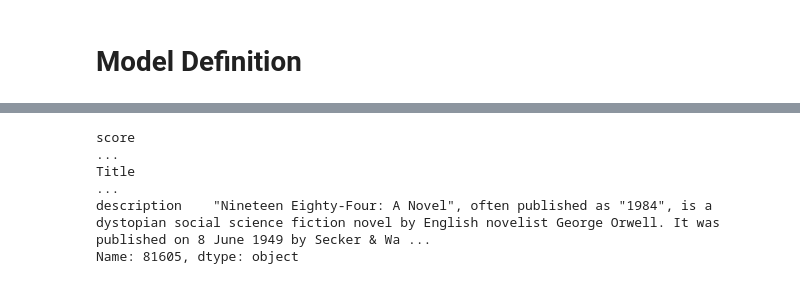
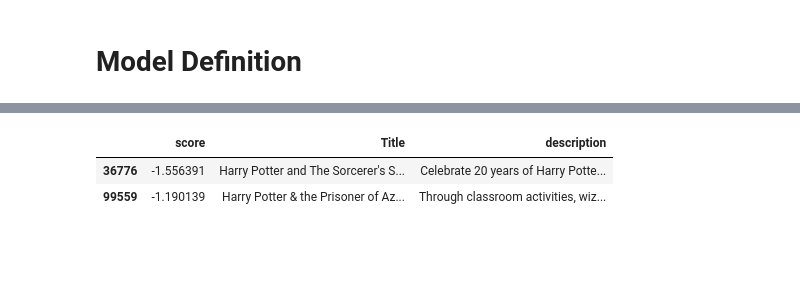
Before and after one commit to NicolasDue/book-recommender, a Jupyter notebook: notebooks/T6-Neural_Collaborative_Filtering/T6-Neural_Collaborative_Filtering.ipynb, the cells around one changed output, grey strips where cells are left out. Cells and saved outputs as stored; diff of their text form; code cells hidden in the pictures; blank space fills up the shorter version.

```diff
--- a/notebooks/T6-Neural_Collaborative_Filtering/T6-Neural_Collaborative_Filtering.ipynb
+++ b/notebooks/T6-Neural_Collaborative_Filtering/T6-Neural_Collaborative_Filtering.ipynb
@@ -203,12 +211,14 @@ class UserPreferenceRegressor(nn.Module):
 # %%
 # Hyperparameters
 LEARNING_RATE = 0.001
-NUM_EPOCHS = 100
+NUM_EPOCHS = 20
 NUM_HEADS = 2  # for MultiHeadAttention
 OUTPUT_DIM = 128  # User behavior representation dimension
 HIDDEN_DIM = 256  # Predictor hidden layer dimension
+NUM_TRANSFORMER_LAYERS = 1
 
 # Initialize model
-model = UserPreferenceRegressor(bert_embeddings, NUM_HEADS, OUTPUT_DIM, HIDDEN_DIM)
+model = UserPreferenceRegressor(bert_embeddings, NUM_HEADS, OUTPUT_DIM, HIDDEN_DIM, NUM_TRANSFORMER_LAYERS)
+model = model.to(device)  # Move model to device
 criterion = nn.MSELoss()
 optimizer = torch.optim.Adam(model.parameters(), lr=LEARNING_RATE)
@@ -219,6 +231,7 @@ def train_model(model, train_loader, valid_loader, criterion, optimizer, num_epo
         model.train()
         total_loss = 0.0
         for idx, (title_indexes, scores, mask, query_id, target) in enumerate(train_loader):
+            title_indexes, scores, mask, query_id, target = title_indexes.to(device), scores.to(device), mask.to(device), query_id.to(device), target.to(device)
             optimizer.zero_grad()
 
             new_doc_embedding = model.encoder.embedding(query_id).squeeze(1)
@@ -237,6 +250,7 @@ def train_model(model, train_loader, valid_loader, criterion, optimizer, num_epo
         val_loss = 0.0
         with torch.no_grad():
             for title_indexes, scores, mask, query_id, target in valid_loader:
+                title_indexes, scores, mask, query_id, target = title_indexes.to(device), scores.to(device), mask.to(device), query_id.to(device), target.to(device)
                 new_doc_embedding = model.encoder.embedding(query_id).squeeze(1)
                 outputs = model(title_indexes, scores.unsqueeze(2), mask, new_doc_embedding)
                 loss = criterion(outputs.squeeze(1), target)
@@ -295,6 +311,7 @@ def predict_scores_for_all_books(model, embeddings, doc_indices, scores):
         new_doc_embedding_tensor = torch.tensor(embeddings[book_id]).unsqueeze(0)
 
         # Use the model to predict the score
+        doc_indices_tensor, scores_tensor, attention_mask_tensor, new_doc_embedding_tensor = doc_indices_tensor.to(device), scores_tensor.to(device), attention_mask_tensor.to(device), new_doc_embedding_tensor.to(device)
         predicted_score_tensor = model(doc_indices_tensor, scores_tensor, attention_mask_tensor, new_doc_embedding_tensor)
 
         # Convert tensor to scalar and append to all_predictions list
@@ -302,7 +319,7 @@ def predict_scores_for_all_books(model, embeddings, doc_indices, scores):
 
     return all_predictions
 
-preds = predict_scores_for_all_books(model, bert_embeddings, [81605, ], [5., ])
+preds = predict_scores_for_all_books(model, bert_embeddings, [36776, 99559], [5., 5.])
 # %%
 top_results = pd.Series(preds).sort_values(ascending=False)
 top_results.name = "score"
@@ -331,9 +346,6 @@ top_results.head(20)
-# %%
-pd.set_option('max_colwidth', 400)
 # %%
-top_results.loc[81605]
+top_results.loc[[36776, 99559]]
 # %% [output]
-score                                                                                                                                                                                                    ...
-Title                                                                                                                                                                                                    ...
-description    "Nineteen Eighty-Four: A Novel", often published as "1984", is a dystopian social science fiction novel by English novelist George Orwell. It was published on 8 June 1949 by Secker & Wa ...
-Name: 81605, dtype: object
+|  | score | Title | description |
+| 36776 | -1.556391 | Harry Potter and The Sorcerer's S... | Celebrate 20 years of Harry Potte... |
+| 99559 | -1.190139 | Harry Potter & the Prisoner of Az... | Through classroom activities, wiz... |
```
Also changed, not shown: parts of 20 cells of this notebook.
